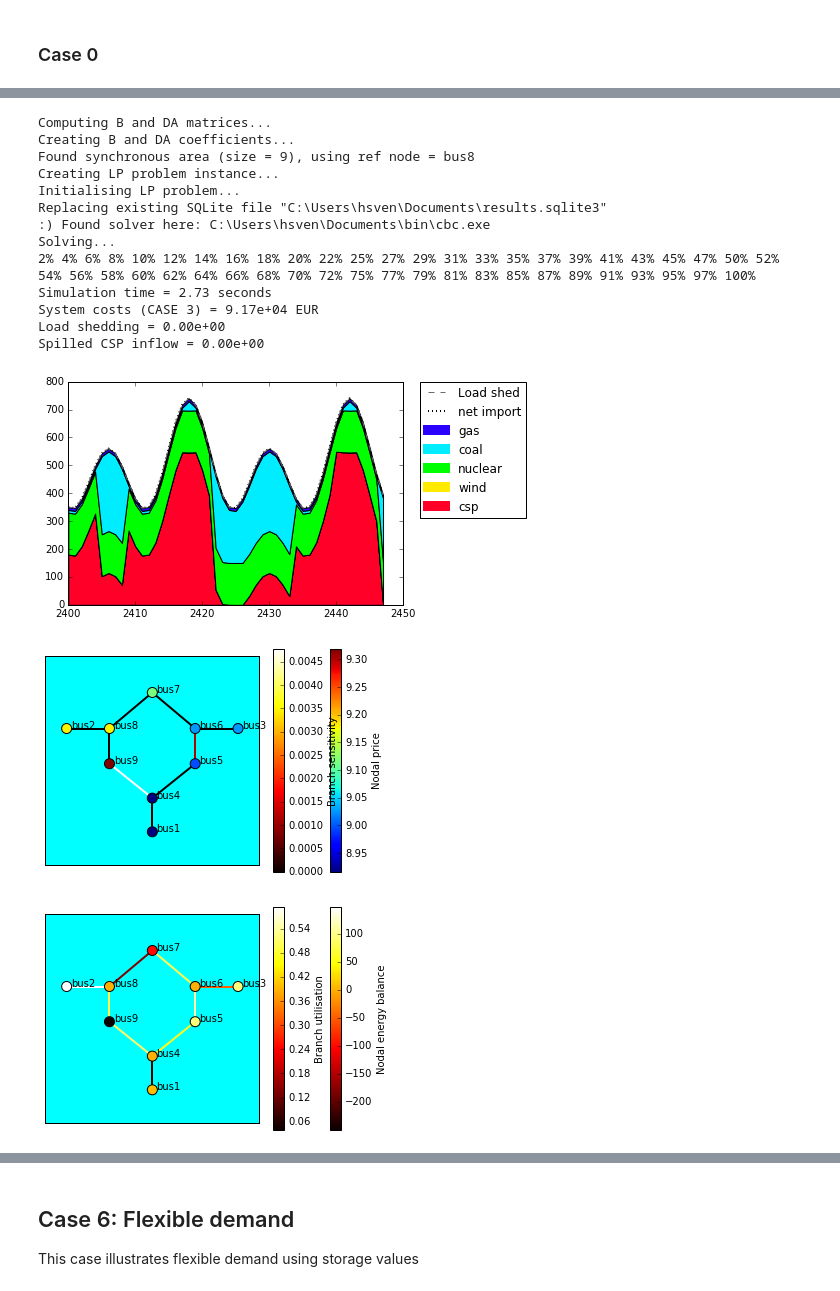
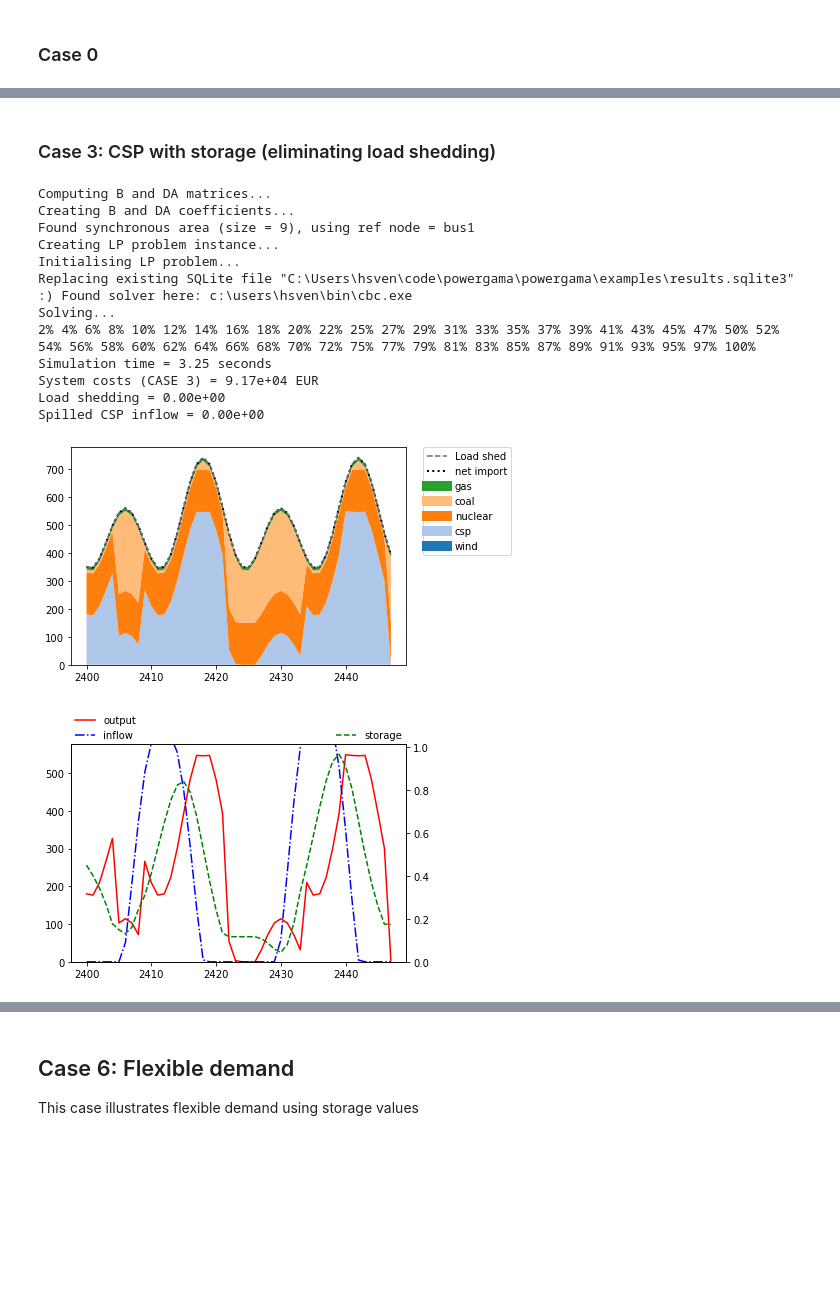
Before and after one commit to powergama/powergama, a Jupyter notebook: powergama/examples/example_notebook_9bus.ipynb, the cells around one changed output, grey strips where cells are left out. Saved outputs shown, nothing was run; the diff lists cells and outputs as text; code cells hidden in the pictures; blank space fills up the shorter version.

```diff
--- a/powergama/examples/example_notebook_9bus.ipynb
+++ b/powergama/examples/example_notebook_9bus.ipynb
@@ -63,8 +65,8 @@ plt.title("Power profiles")
 # CASE 0: Base
 
 # Increased generation capacity
-data.generator.set_value(1,'pmax',150) # Instead of default=50 (nuclear)
-data.generator.set_value(3,'pmax',0) # No wind
+data.generator.loc[1,'pmax']=150 # Instead of default=50 (nuclear)
+data.generator.loc[3,'pmax']=0 # No wind
 
 lp = powergama.LpProblem(data)
 res = powergama.Results(data,"results.sqlite3",replace=True)
@@ -81,9 +83,9 @@ print("Spilled CSP inflow = {:.2e}".format(
                                     sum(res.getGeneratorSpilled(4))))
 res.plotGenerationPerArea('AREA',fill=True,showTitle=False)
 
-res.plotMapGrid(nodetype='nodalprice',branchtype='sensitivity',
-                show_node_labels=True,dotsize=100,draw_par_mer=False,
-                showTitle=False)
+#res.plotMapGrid(nodetype='nodalprice',branchtype='sensitivity',
+#                show_node_labels=True,dotsize=100,draw_par_mer=False,
+#                showTitle=False)
 # %% [output]
 Computing B and DA matrices...
 Creating B and DA coefficients...
@@ -104,7 +116,7 @@ Spilled CSP inflow = 0.00e+00
 # CASE 2: CSP without storage
 
 #data.generator.set_value(4,'pmax',600) # Instead of default=60 (csp)
-data.generator.set_value(4,'storage_cap',0) # No storage
+data.generator.loc[4,'storage_cap']=0 # No storage
 
 lp = powergama.LpProblem(data)
 res = powergama.Results(data,"results.sqlite3",replace=True)
@@ -121,14 +133,6 @@ print("Spilled CSP inflow = {:.2e}".format(
                                     sum(res.getGeneratorSpilled(4))))
 
 res.plotGenerationPerArea('AREA',fill=True,showTitle=False)
-
-res.plotMapGrid(nodetype='nodalprice',branchtype='sensitivity',
-                show_node_labels=True,dotsize=100,draw_par_mer=False,
-                showTitle=False)
-
-res.plotMapGrid(nodetype='energybalance',branchtype='utilisation',
-                show_node_labels=True,dotsize=100,draw_par_mer=False,
-                showTitle=False)
 # %% [output]
 Computing B and DA matrices...
 Creating B and DA coefficients...
@@ -149,51 +180,42 @@ Spilled CSP inflow = 2.89e+03
+# %% [markdown]
+### Case 3: CSP with storage (eliminating load shedding)
 # %%
-# CASE 3: CSP with storage (eliminating load shedding)
+# CASE 3:
 
 # Increased generation capacity
-data.generator.set_value(4,'pmax',600) # Instead of default=60 (csp)
-data.generator.set_value(4,'storage_cap',600*6) # back to original
-
-
+data.generator.loc[4,'pmax']=600 # Instead of default=60 (csp)
+data.generator.loc[4,'storage_cap']=600*6 # back to original
 
 lp = powergama.LpProblem(data)
 res = powergama.Results(data,"results.sqlite3",replace=True)
 
 start_time = time.time()
 lp.solve(res)
 end_time = time.time()
 print("\nSimulation time = {:.2f} seconds".format(end_time - start_time))
 
 systemcost = res.getSystemCost()['AREA']
 print("System costs (CASE 3) = {:.2e} EUR".format(systemcost))
 print("Load shedding = {:.2e}".format(sum(res.getLoadheddingInArea('AREA'))))
 print("Spilled CSP inflow = {:.2e}".format(
                                     sum(res.getGeneratorSpilled(4))))
 
 res.plotGenerationPerArea('AREA',fill=True,showTitle=False)
 
-res.plotMapGrid(nodetype='nodalprice',branchtype='sensitivity',
-                show_node_labels=True,dotsize=100,draw_par_mer=False,
-                showTitle=False)
-
-res.plotMapGrid(nodetype='energybalance',branchtype='utilisation',
-                show_node_labels=True,dotsize=100,draw_par_mer=False,
-                showTitle=False)
-
 res.plotGeneratorOutput(4,showTitle=False)
 # %% [output]
 Computing B and DA matrices...
 Creating B and DA coefficients...
-Found synchronous area (size = 9), using ref node = bus8
+Found synchronous area (size = 9), using ref node = bus1
 Creating LP problem instance...
 Initialising LP problem...
-Replacing existing SQLite file "C:\Users\hsven\Documents\results.sqlite3"
-:) Found solver here: C:\Users\hsven\Documents\bin\cbc.exe
+Replacing existing SQLite file "C:\Users\hsven\code\powergama\powergama\examples\results.sqlite3"
+:) Found solver here: c:\users\hsven\bin\cbc.exe
 Solving...
 2% 4% 6% 8% 10% 12% 14% 16% 18% 20% 22% 25% 27% 29% 31% 33% 35% 37% 39% 41% 43% 45% 47% 50% 52% 54% 56% 58% 60% 62% 64% 66% 68% 70% 72% 75% 77% 79% 81% 83% 85% 87% 89% 91% 93% 95% 97% 100%
-Simulation time = 2.73 seconds
+Simulation time = 3.25 seconds
 System costs (CASE 3) = 9.17e+04 EUR
 Load shedding = 0.00e+00
 Spilled CSP inflow = 0.00e+00
-[figure, old version]
+[figure, new version]
-[figure, old version]
+[figure, new version]
-[figure, removed]
```
Also changed, not shown: parts of 15 cells of this notebook, 2 other files.
